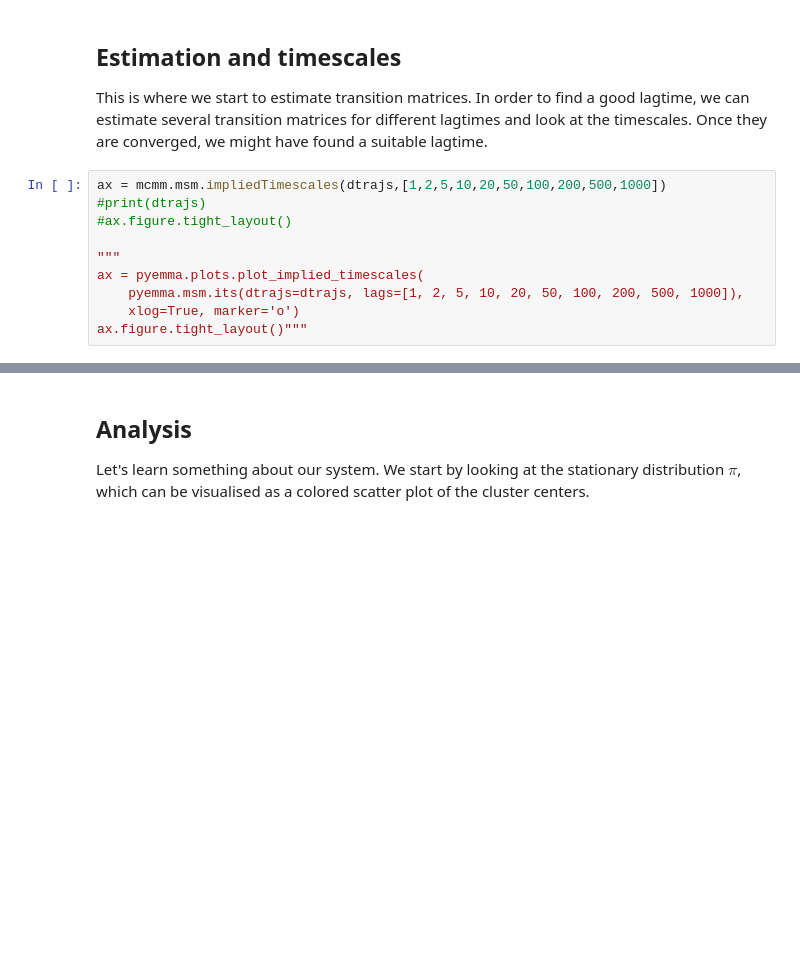
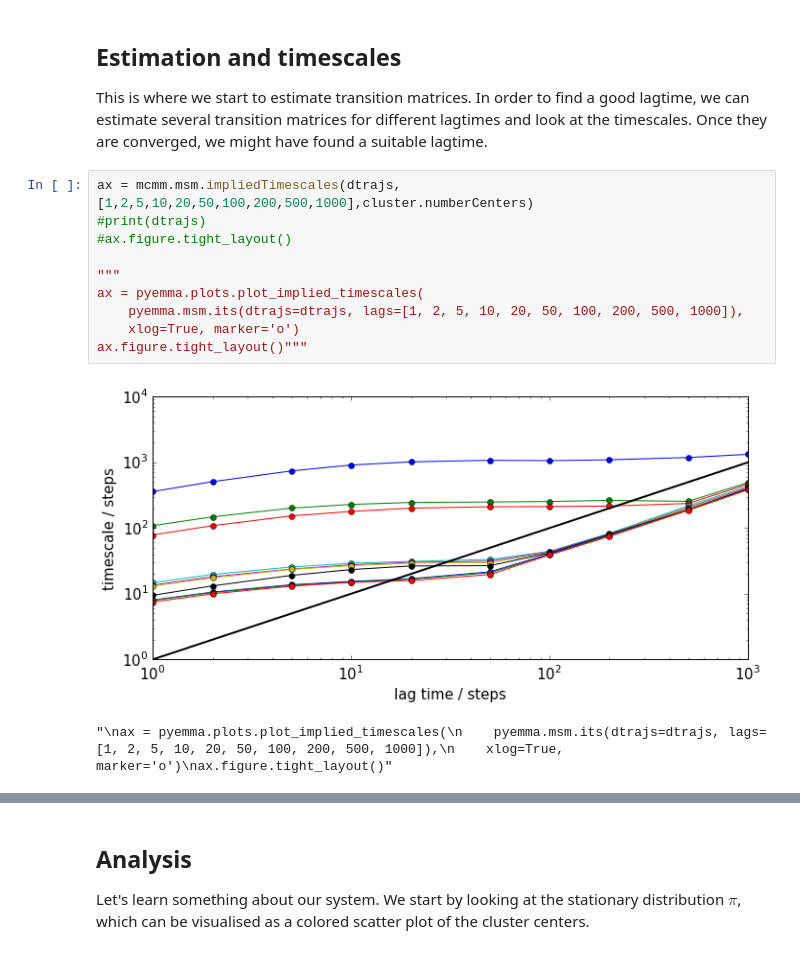
Before and after one commit to MCMM-Team1/mcmm-project, a Jupyter notebook: supporting_material/notebooks/plotting-example_ours.ipynb, the cells around one changed output, grey strips where cells are left out. Drawn from its saved outputs; the diff is of its cells as text; blank space fills up the shorter version.

Commit message:
changed the plotting procedure and the notebook

```diff
--- a/supporting_material/notebooks/plotting-example_ours.ipynb
+++ b/supporting_material/notebooks/plotting-example_ours.ipynb
@@ -72,15 +80,18 @@ fig.tight_layout()
 
 This is where we start to estimate transition matrices. In order to find a good lagtime, we can estimate several transition matrices for different lagtimes and look at the timescales. Once they are converged, we might have found a suitable lagtime.
 # %%
-ax = mcmm.msm.impliedTimescales(dtrajs,[1,2,5,10,20,50,100,200,500,1000])
+ax = mcmm.msm.impliedTimescales(dtrajs,[1,2,5,10,20,50,100,200,500,1000],cluster.numberCenters)
 #print(dtrajs)
 #ax.figure.tight_layout()
 
 """
 ax = pyemma.plots.plot_implied_timescales(
     pyemma.msm.its(dtrajs=dtrajs, lags=[1, 2, 5, 10, 20, 50, 100, 200, 500, 1000]),
     xlog=True, marker='o')
 ax.figure.tight_layout()"""
+# %% [output]
+[figure, added]
+"\nax = pyemma.plots.plot_implied_timescales(\n    pyemma.msm.its(dtrajs=dtrajs, lags=[1, 2, 5, 10, 20, 50, 100, 200, 500, 1000]),\n    xlog=True, marker='o')\nax.figure.tight_layout()"
 # %%
 ax = pyemma.plots.plot_implied_timescales(
     pyemma.msm.its(dtrajs=dtrajs2, lags=[1, 2, 5, 10, 20, 50, 100, 200, 500, 1000]),
```
Also changed, not shown: parts of 23 cells of this notebook, 1 other file.
